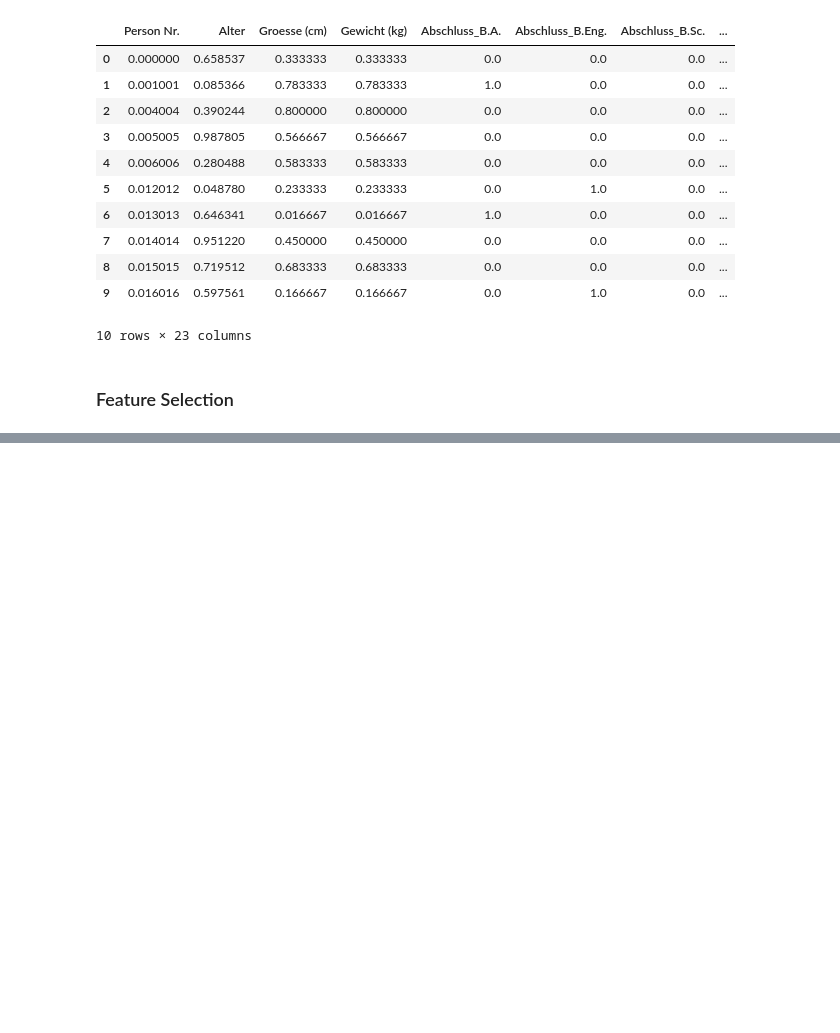
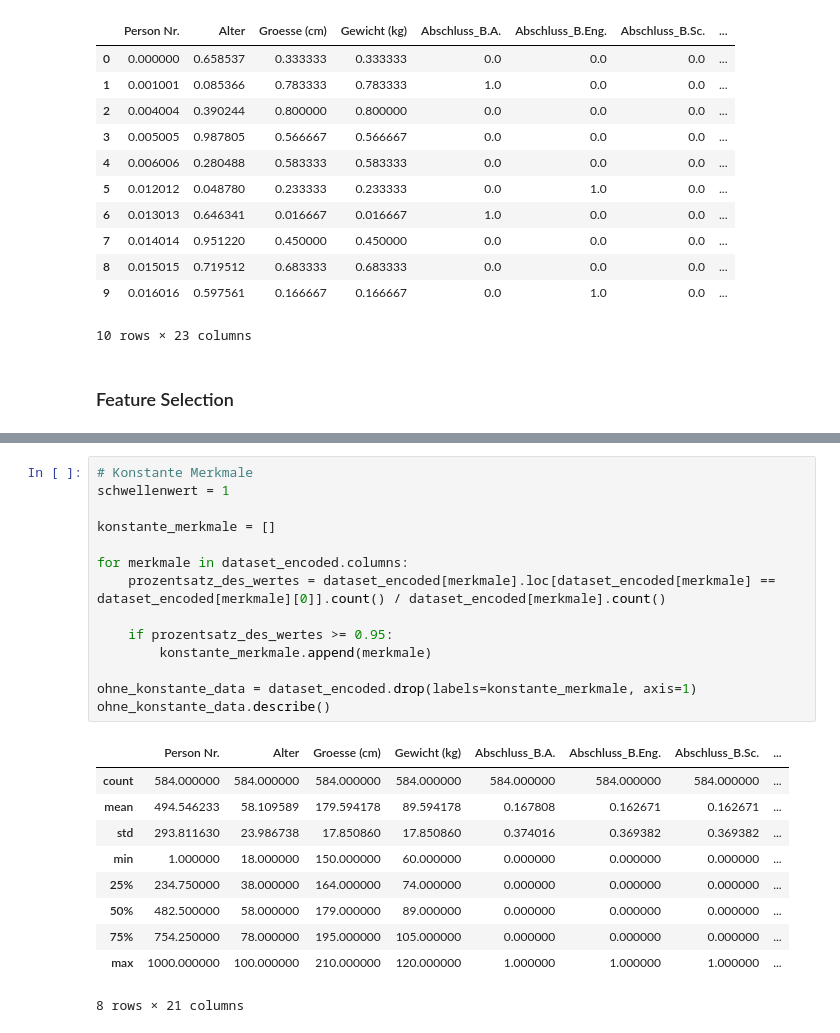
Before and after one commit to hashem039/daten, a Jupyter notebook: DT_personen_einkommen.ipynb, the cells around one changed output, grey strips where cells are left out. Cells and saved outputs as stored; diff of their text form; blank space fills up the shorter version.

```diff
--- a/DT_personen_einkommen.ipynb
+++ b/DT_personen_einkommen.ipynb
@@ -226,0 +240,25 @@ skalierte_daten.head(10)
+# %%
+# Konstante Merkmale
+schwellenwert = 1
+
+konstante_merkmale = []
+
+for merkmale in dataset_encoded.columns:
+    prozentsatz_des_wertes = dataset_encoded[merkmale].loc[dataset_encoded[merkmale] == dataset_encoded[merkmale][0]].count() / dataset_encoded[merkmale].count()
+
+    if prozentsatz_des_wertes >= 0.95:
+        konstante_merkmale.append(merkmale)
+
+ohne_konstante_data = dataset_encoded.drop(labels=konstante_merkmale, axis=1)
+ohne_konstante_data.describe()
+# %% [output]
+|  | Person Nr. | Alter | Groesse (cm) | Gewicht (kg) | Abschluss_B.A. | Abschluss_B.Eng. | Abschluss_B.Sc. | ... |
+| count | 584.000000 | 584.000000 | 584.000000 | 584.000000 | 584.000000 | 584.000000 | 584.000000 | ... |
+| mean | 494.546233 | 58.109589 | 179.594178 | 89.594178 | 0.167808 | 0.162671 | 0.162671 | ... |
+| std | 293.811630 | 23.986738 | 17.850860 | 17.850860 | 0.374016 | 0.369382 | 0.369382 | ... |
+| min | 1.000000 | 18.000000 | 150.000000 | 60.000000 | 0.000000 | 0.000000 | 0.000000 | ... |
+| 25% | 234.750000 | 38.000000 | 164.000000 | 74.000000 | 0.000000 | 0.000000 | 0.000000 | ... |
+| 50% | 482.500000 | 58.000000 | 179.000000 | 89.000000 | 0.000000 | 0.000000 | 0.000000 | ... |
+| 75% | 754.250000 | 78.000000 | 195.000000 | 105.000000 | 0.000000 | 0.000000 | 0.000000 | ... |
+| max | 1000.000000 | 100.000000 | 210.000000 | 120.000000 | 1.000000 | 1.000000 | 1.000000 | ... |
+8 rows × 21 columns
```
Also changed, not shown: parts of 5 cells of this notebook, 1 other file.
